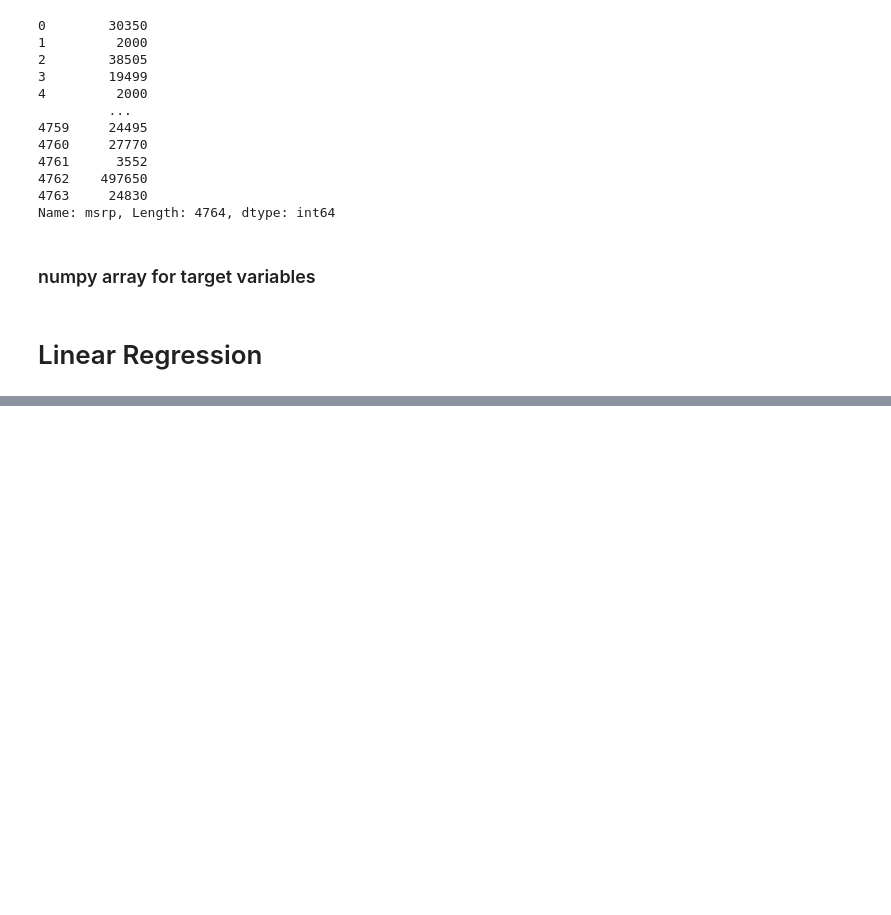
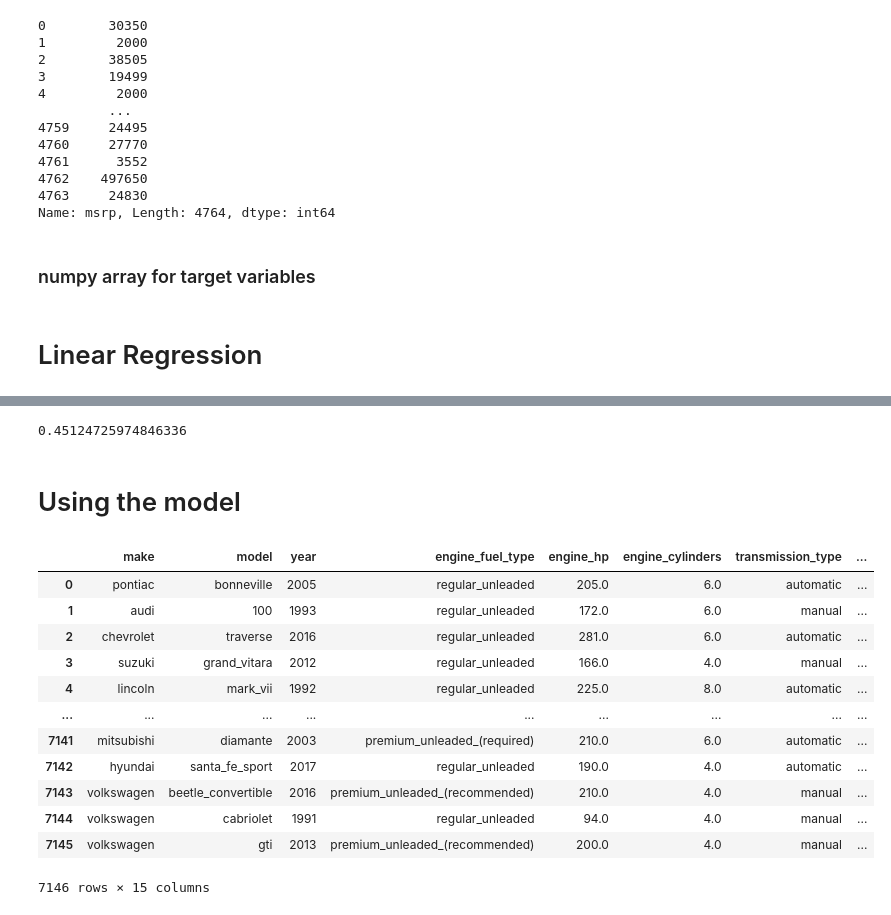
Before and after one commit to binitagiri/MLZoomcamp, a Jupyter notebook: Machine Learning for Regression/Machine Learning for Regression.ipynb, the cells around one changed output, grey strips where cells are left out. Saved outputs shown, nothing was run; the diff lists cells and outputs as text; code cells hidden in the pictures; blank space fills up the shorter version.

```diff
--- a/Machine Learning for Regression/Machine Learning for Regression.ipynb
+++ b/Machine Learning for Regression/Machine Learning for Regression.ipynb
@@ -220,0 +499,3 @@ del df_test['msrp']
+# %%
+for v in [2,3,4]:
+    df_train['num_doors_%s'%v]=(df_train.number_of_doors == v).astype('int')
@@ -220,0 +776,31 @@ del df_test['msrp']
+# %%
+r = 0.001
+X_train = prepare_X(df_train)
+w0,w=train_linear_regression_reg(X_train,y_train,r)
+
+X_val=prepare_X(df_val)
+y_pred=w0+X_val.dot(w)
+
+score = rmse(y_val,y_pred)
+score
+# %% [output]
+0.45124725974846336
+# %% [markdown]
+# Using the model
+# %%
+df_full_train=pd.concat([df_train , df_val])
+df_full_train.reset_index(drop=True)
+# %% [output]
+|  | make | model | year | engine_fuel_type | engine_hp | engine_cylinders | transmission_type | ... |
+| 0 | pontiac | bonneville | 2005 | regular_unleaded | 205.0 | 6.0 | automatic | ... |
+| 1 | audi | 100 | 1993 | regular_unleaded | 172.0 | 6.0 | manual | ... |
+| 2 | chevrolet | traverse | 2016 | regular_unleaded | 281.0 | 6.0 | automatic | ... |
+| 3 | suzuki | grand_vitara | 2012 | regular_unleaded | 166.0 | 4.0 | manual | ... |
+| 4 | lincoln | mark_vii | 1992 | regular_unleaded | 225.0 | 8.0 | automatic | ... |
+| ... | ... | ... | ... | ... | ... | ... | ... | ... |
+| 7141 | mitsubishi | diamante | 2003 | premium_unleaded_(required) | 210.0 | 6.0 | automatic | ... |
+| 7142 | hyundai | santa_fe_sport | 2017 | regular_unleaded | 190.0 | 4.0 | automatic | ... |
+| 7143 | volkswagen | beetle_convertible | 2016 | premium_unleaded_(recommended) | 210.0 | 4.0 | manual | ... |
+| 7144 | volkswagen | cabriolet | 1991 | regular_unleaded | 94.0 | 4.0 | manual | ... |
+| 7145 | volkswagen | gti | 2013 | premium_unleaded_(recommended) | 200.0 | 4.0 | manual | ... |
+7146 rows × 15 columns
```
Also changed, not shown: parts of 93 cells of this notebook.
